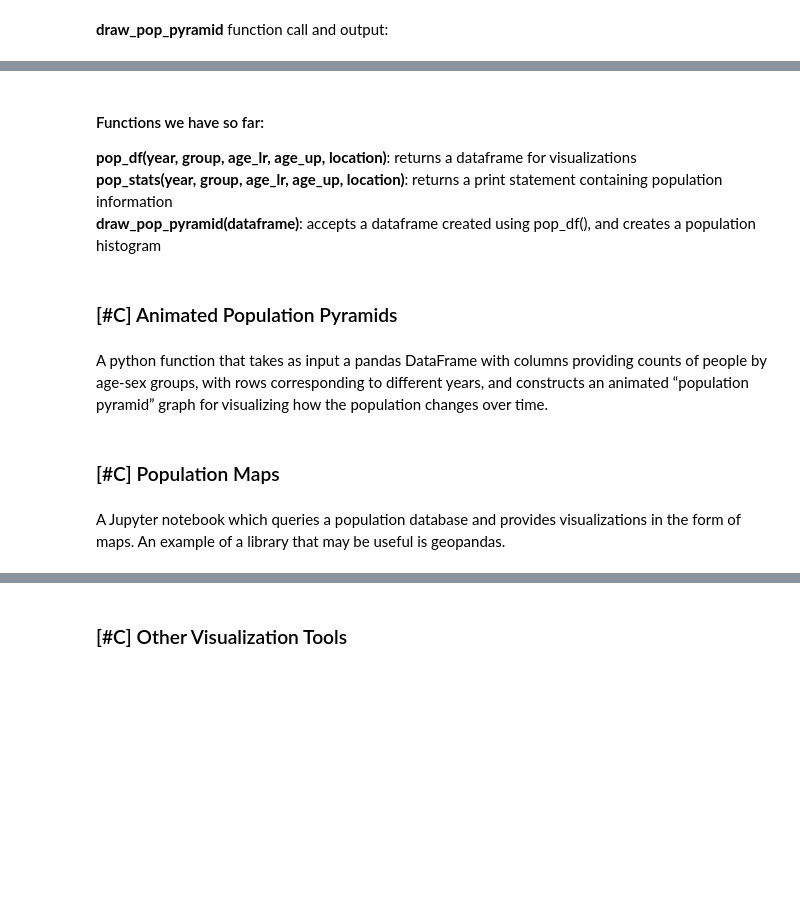
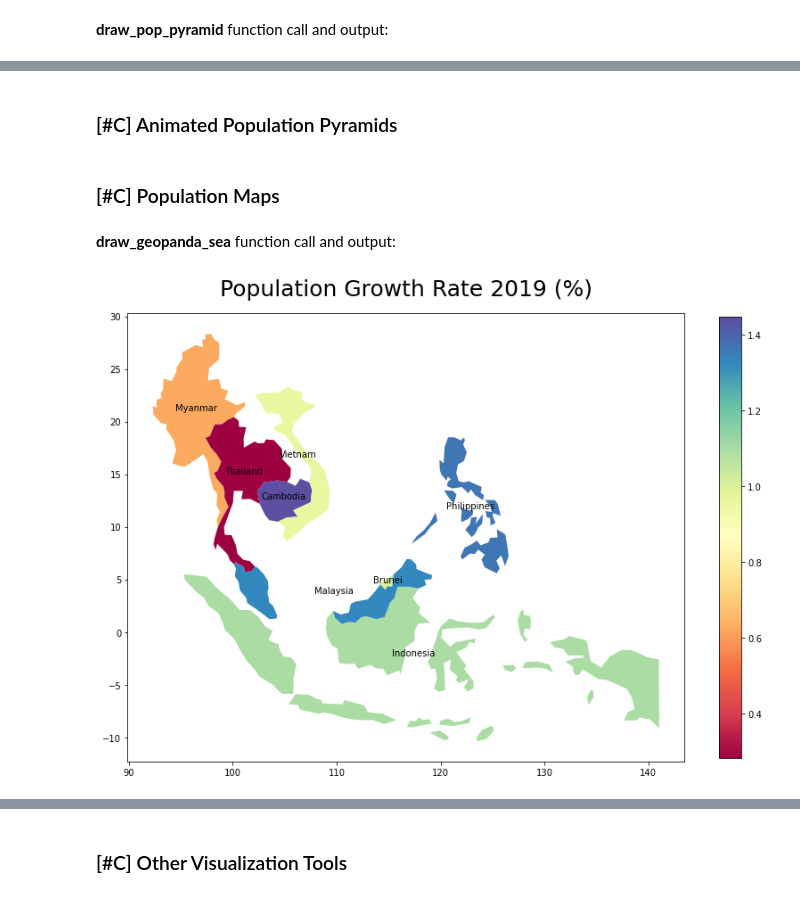
Before and after one commit to jasminlee/EEP-153-Mahalanobis-project-1, a Jupyter notebook: project1.ipynb, the cells around one changed output, grey strips where cells are left out. Drawn from its saved outputs; the diff is of its cells as text; code cells hidden in the pictures; blank space fills up the shorter version.

```diff
--- a/project1.ipynb
+++ b/project1.ipynb
@@ -177,9 +168,3 @@ Variables:
-# %%
-year = 2021
-group = 'males'
-age_lower = 10
-age_upper = 45
-location = 'world'
 # %% [markdown]
 Function call and output:
 # %%
@@ -224,24 +194,38 @@ draw_pop_pyramid(df)
-# %% [markdown]
-#### Functions we have so far:
-**pop_df(year, group, age_lr, age_up, location)**: returns a dataframe for visualizations<br>
-**pop_stats(year, group, age_lr, age_up, location)**: returns a print statement containing population information<br>
-**draw_pop_pyramid(dataframe)**: accepts a dataframe created using pop_df(), and creates a population histogram
 # %% [markdown]
 ### [#C] Animated Population Pyramids
-# %% [markdown]
-A python function that takes as
-input a pandas DataFrame with
-columns providing counts of people by
-age-sex groups, with rows
-corresponding to different years, and
-constructs an animated “population
-pyramid” graph for visualizing how the
-population changes over time.
 # %% [markdown]
 ### [#C] Population Maps
-# %% [markdown]
-A Jupyter notebook which queries a
-population database and provides
-visualizations in the form of maps.
-An example of a library that may be
-useful is geopandas.
+# %%
+#A function that draws a geopanda graph, accepting a query_dictionary, the year and the title as arguments
+
+def draw_geopanda_sea(indi_dict, year, title):
+    countries = ['Myanmar', 'Thailand', 'Vietnam', 'Cambodia', 'Malaysia', 'Indonesia',
+                 "Philippines", "Brunei"]
+    countries_iso3166 = ['MMR', 'THA', "VNM", 'KHM', 'MYS', 'IDN', 'PHL', 'BRN']
+
+    df = wbdata.get_dataframe(indicators=indi_dict, country=countries_iso3166)
+    df.reset_index(inplace=True)
+    df['date'] = df['date'].astype(int)
+    df = df[df['date'] == year]
+    df = df.sort_values(by=['country'])
+
+    world = geopandas.read_file(geopandas.datasets.get_path('naturalearth_lowres'))
+    world = world[world['name'].isin(countries)]
+    world = world.sort_values(by=['name'])
+    world['data_column'] = df['data_column'].values
+
+    graph = geopandas.GeoDataFrame.plot(world, 'data_column', cmap='Spectral', figsize=(14, 14), legend=True,
+                                        legend_kwds={'shrink': 0.65})
+
+    graph.set_title(title, size=25, pad=20);
+
+    world.apply(lambda x: graph.annotate(text=x['name'], xy=x.geometry.centroid.coords[0],
+                                         ha='center'),axis=1);
+# %% [markdown]
+**draw_geopanda_sea** function call and output:
+# %%
+#indicator: Population Growth Rate (%)
+indi_dict = {'SP.POP.GROW': 'data_column'}
+draw_geopanda_sea(indi_dict, 2019, 'Population Growth Rate 2019 (%)')
+# %% [output]
+[figure, added]
```
Also changed, not shown: parts of 41 cells of this notebook, 2 other files.
